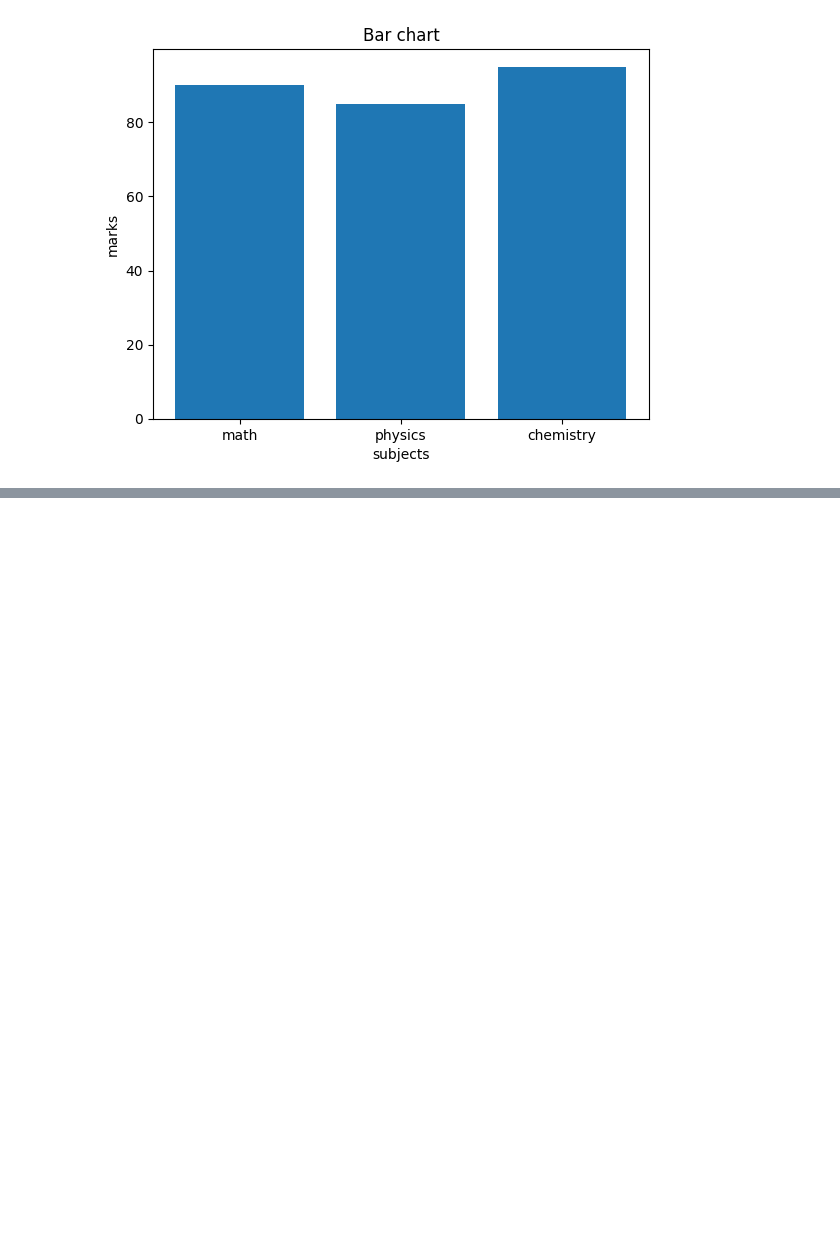
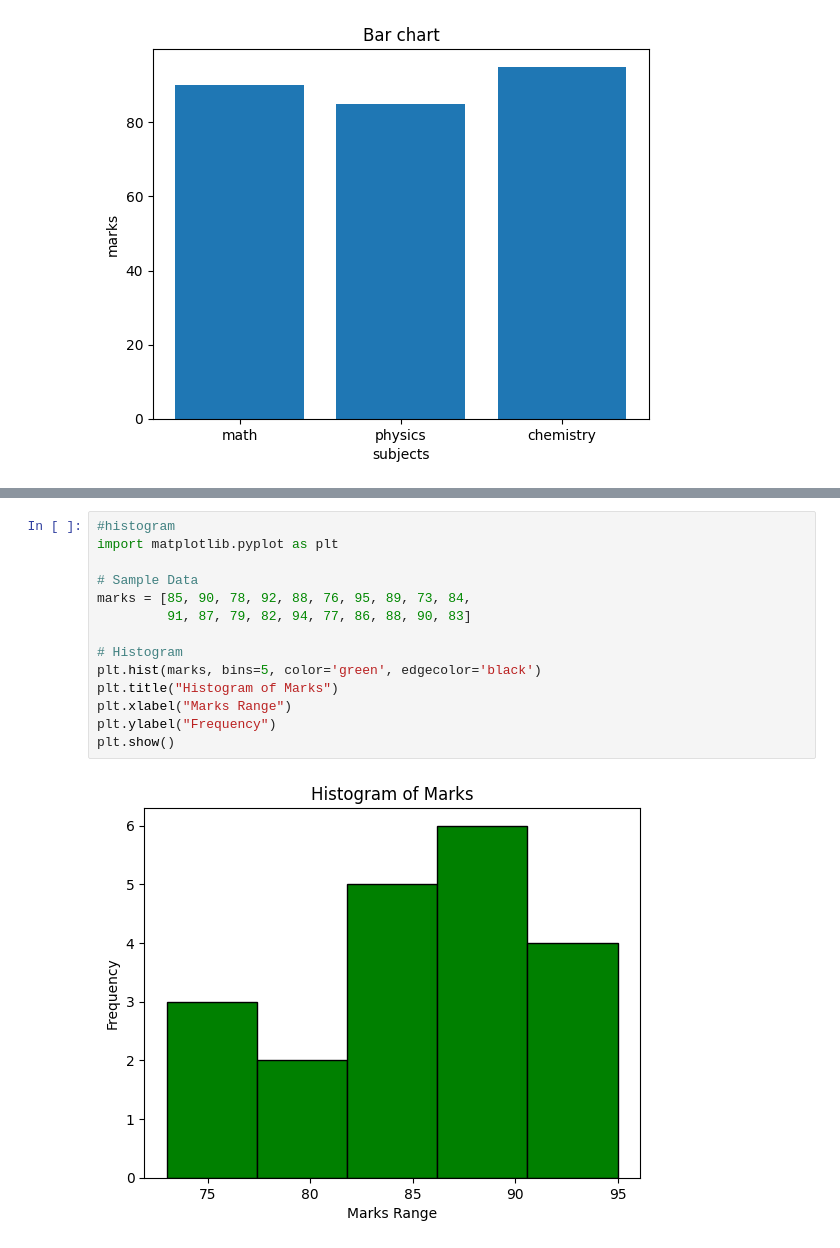
Before and after one commit to ThanmayeeGodala-ai/2025-2026-Even--AI-DS-Godala-Thanamyee-4072-, a Jupyter notebook: 10_02_26.ipynb, the cells around one changed output, grey strips where cells are left out. Cells and saved outputs as stored; diff of their text form; blank space fills up the shorter version.

```diff
--- a/10_02_26.ipynb
+++ b/10_02_26.ipynb
@@ -397,0 +415,16 @@ plt.show()
+# %%
+#histogram
+import matplotlib.pyplot as plt
+
+# Sample Data
+marks = [85, 90, 78, 92, 88, 76, 95, 89, 73, 84,
+         91, 87, 79, 82, 94, 77, 86, 88, 90, 83]
+
+# Histogram
+plt.hist(marks, bins=5, color='green', edgecolor='black')
+plt.title("Histogram of Marks")
+plt.xlabel("Marks Range")
+plt.ylabel("Frequency")
+plt.show()
+# %% [output]
+[figure, added]
```
Also changed, not shown: parts of 2 cells of this notebook.
